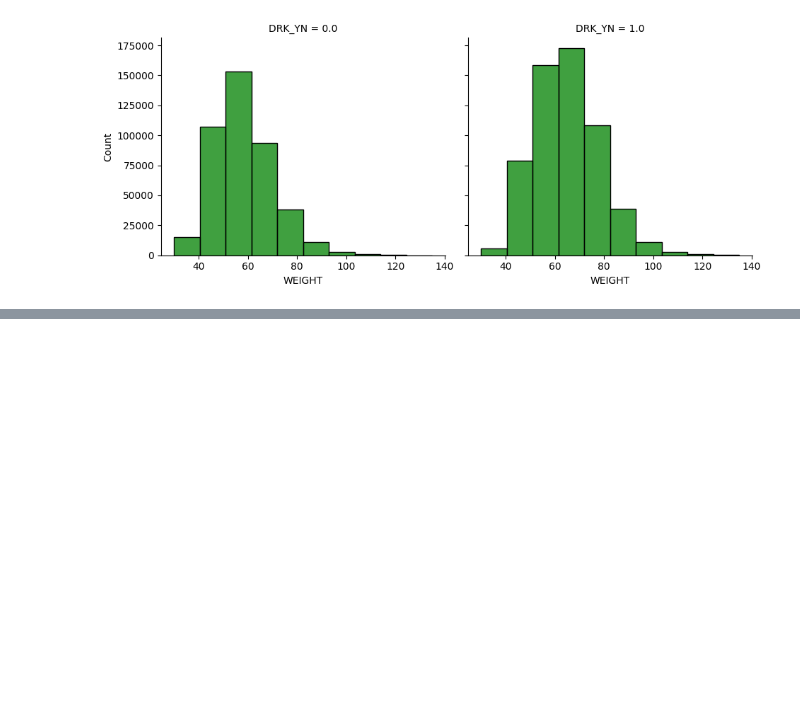
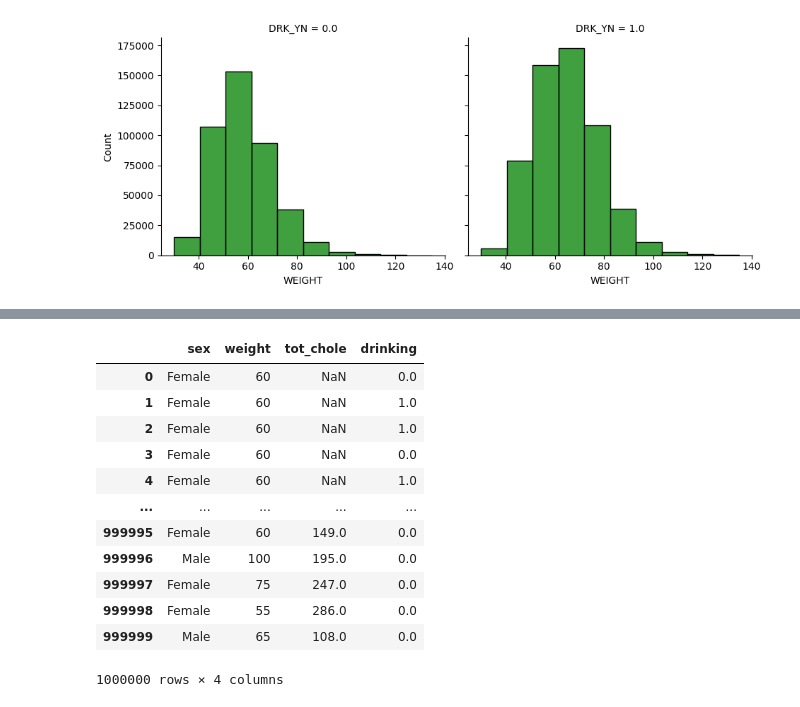
Before and after one commit to layla-focalors/AColab_Github_data_processing, a Jupyter notebook: HealthCare_Anayize.ipynb, the cells around one changed output, grey strips where cells are left out. Cells and saved outputs as stored; diff of their text form; code cells hidden in the pictures; blank space fills up the shorter version.

```diff
--- a/HealthCare_Anayize.ipynb
+++ b/HealthCare_Anayize.ipynb
@@ -786,0 +830,21 @@ ax.map(sns.histplot, 'WEIGHT', bins=10, color='green')
+# %%
+subset.columns = ['sex', 'weight', 'tot_chole', 'drinking']
+subset.loc[subset['sex'] == 1, ['sex']] = 'Male'
+subset.loc[subset['sex'] == 2, ['sex']] = 'Female'
+subset.loc[subset['drinking'] == 0, ['drinking']] == 'Non-Drinking'
+subset.loc[subset['drinking'] == 1, ['drinking']] == 'Drinking'
+subset
+# %% [output]
+|  | sex | weight | tot_chole | drinking |
+| 0 | Female | 60 | NaN | 0.0 |
+| 1 | Female | 60 | NaN | 1.0 |
+| 2 | Female | 60 | NaN | 1.0 |
+| 3 | Female | 60 | NaN | 0.0 |
+| 4 | Female | 60 | NaN | 1.0 |
+| ... | ... | ... | ... | ... |
+| 999995 | Female | 60 | 149.0 | 0.0 |
+| 999996 | Male | 100 | 195.0 | 0.0 |
+| 999997 | Female | 75 | 247.0 | 0.0 |
+| 999998 | Female | 55 | 286.0 | 0.0 |
+| 999999 | Male | 65 | 108.0 | 0.0 |
+1000000 rows × 4 columns
```
Also changed, not shown: parts of 4 cells of this notebook.
